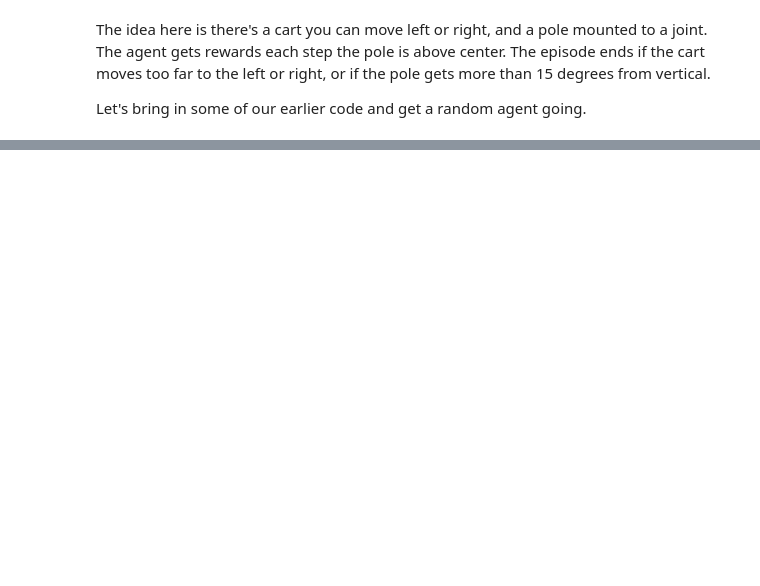
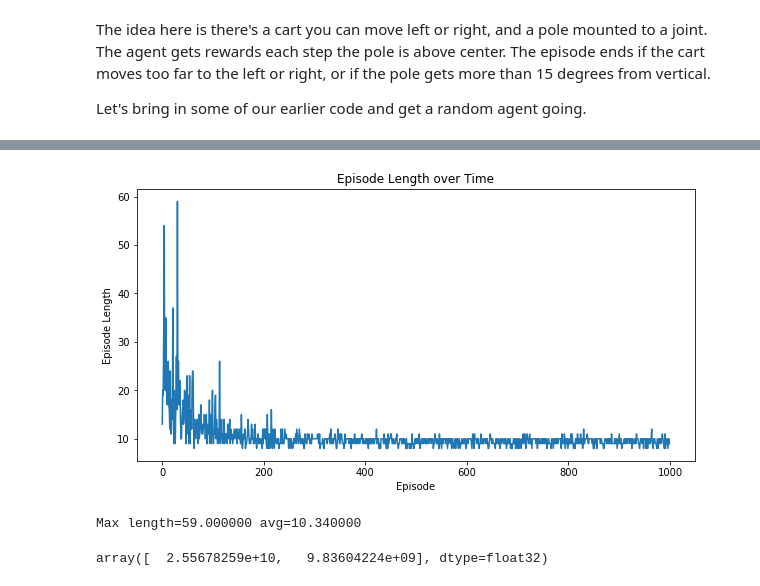
Before and after one commit to unoti/ai-gym-experiments, a Jupyter notebook: 5-CartPole-2.ipynb, the cells around one changed output, grey strips where cells are left out. Cells and saved outputs as stored; diff of their text form; code cells hidden in the pictures; blank space fills up the shorter version.

```diff
--- a/5-CartPole-2.ipynb
+++ b/5-CartPole-2.ipynb
@@ -29,0 +196,12 @@ env.close()
+# %%
+agent.train(episodes=1000)
+# %% [output]
+[figure, added]
+Max length=59.000000 avg=10.340000
+# %%
+def peek():
+    state = env.reset()
+    return agent.policy.model.predict(state)
+peek()
+# %% [output]
+array([  2.55678259e+10,   9.83604224e+09], dtype=float32)
```
Also changed, not shown: parts of 18 cells of this notebook, 1 other file.
